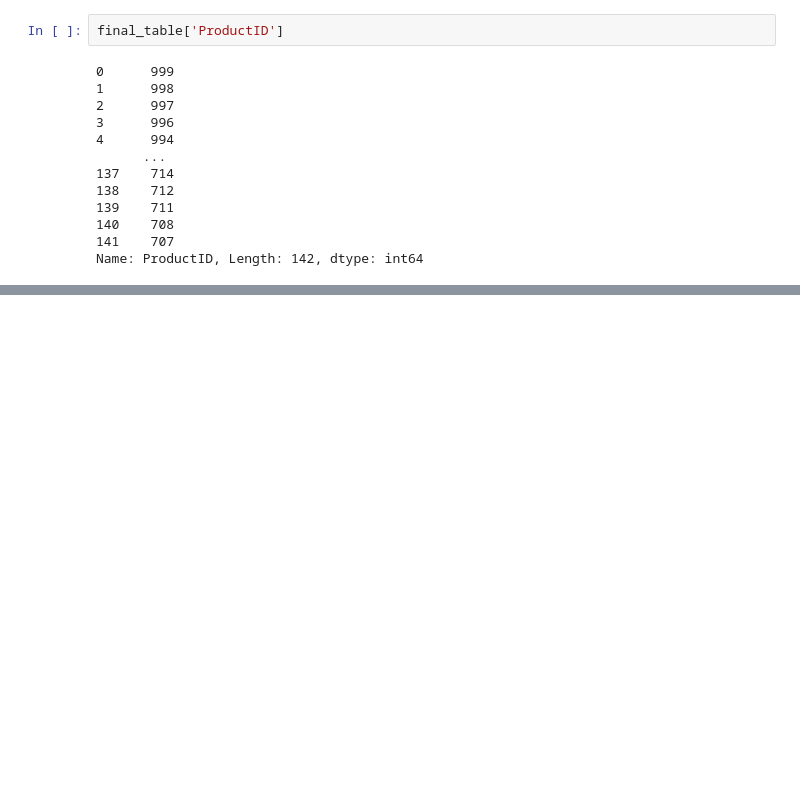
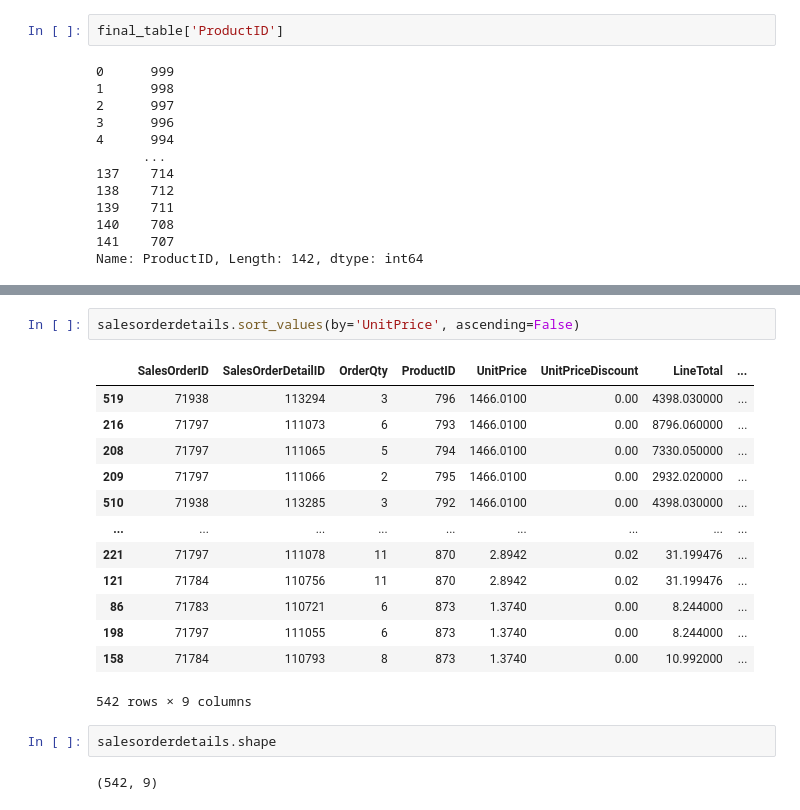
Before and after one commit to mesaketk/azure-data-engineer-train, a Jupyter notebook: Python/pandasdemo.ipynb, the cells around one changed output, grey strips where cells are left out. Cells and saved outputs as stored; diff of their text form; blank space fills up the shorter version.

```diff
--- a/Python/pandasdemo.ipynb
+++ b/Python/pandasdemo.ipynb
@@ -138,0 +213,20 @@ Name: ProductID, Length: 142, dtype: int64
+# %%
+salesorderdetails.sort_values(by='UnitPrice', ascending=False)
+# %% [output]
+|  | SalesOrderID | SalesOrderDetailID | OrderQty | ProductID | UnitPrice | UnitPriceDiscount | LineTotal | ... |
+| 519 | 71938 | 113294 | 3 | 796 | 1466.0100 | 0.00 | 4398.030000 | ... |
+| 216 | 71797 | 111073 | 6 | 793 | 1466.0100 | 0.00 | 8796.060000 | ... |
+| 208 | 71797 | 111065 | 5 | 794 | 1466.0100 | 0.00 | 7330.050000 | ... |
+| 209 | 71797 | 111066 | 2 | 795 | 1466.0100 | 0.00 | 2932.020000 | ... |
+| 510 | 71938 | 113285 | 3 | 792 | 1466.0100 | 0.00 | 4398.030000 | ... |
+| ... | ... | ... | ... | ... | ... | ... | ... | ... |
+| 221 | 71797 | 111078 | 11 | 870 | 2.8942 | 0.02 | 31.199476 | ... |
+| 121 | 71784 | 110756 | 11 | 870 | 2.8942 | 0.02 | 31.199476 | ... |
+| 86 | 71783 | 110721 | 6 | 873 | 1.3740 | 0.00 | 8.244000 | ... |
+| 198 | 71797 | 111055 | 6 | 873 | 1.3740 | 0.00 | 8.244000 | ... |
+| 158 | 71784 | 110793 | 8 | 873 | 1.3740 | 0.00 | 10.992000 | ... |
+542 rows × 9 columns
+# %%
+salesorderdetails.shape
+# %% [output]
+(542, 9)
```
Also changed, not shown: parts of 9 cells of this notebook, 4 other files.
